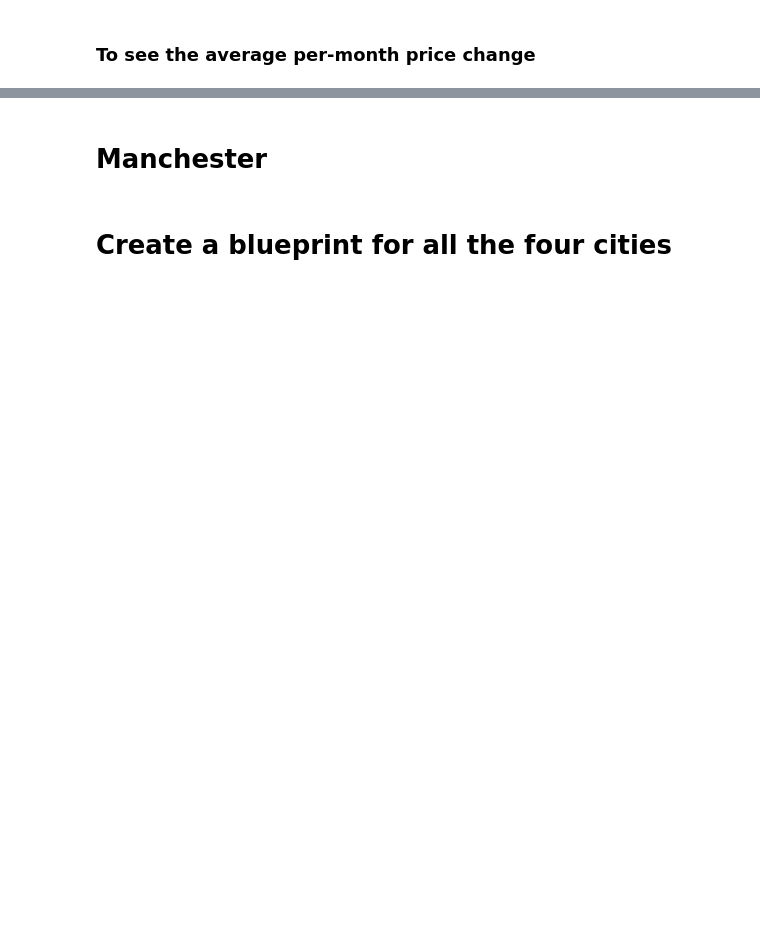
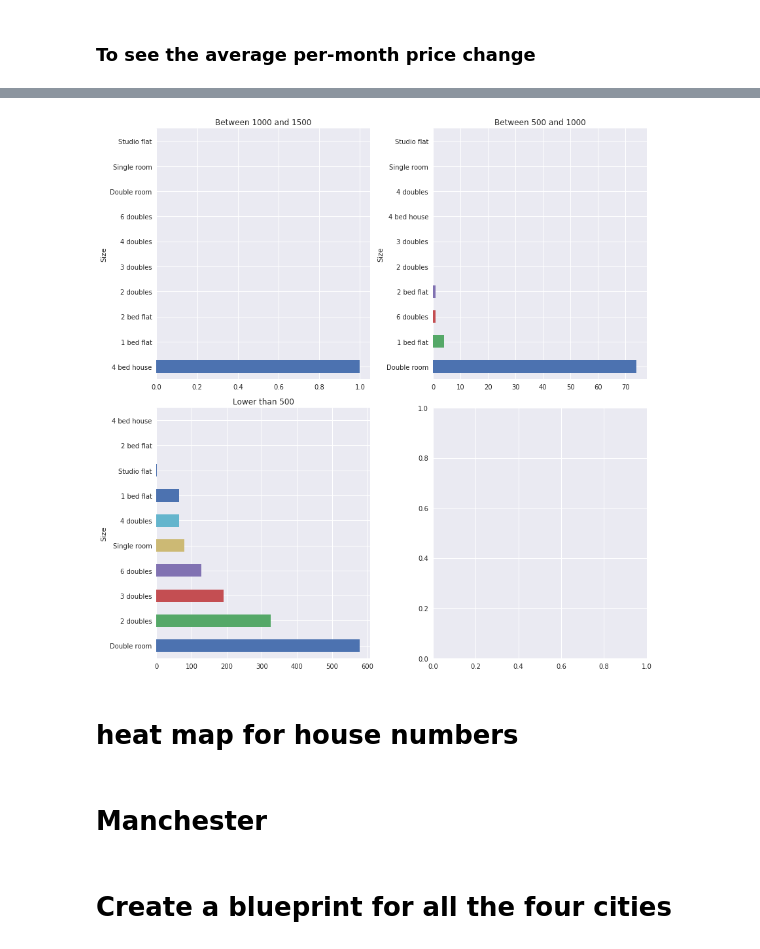
Before and after one commit to lijingxi96/Project, a Jupyter notebook: Group_project.ipynb, the cells around one changed output, grey strips where cells are left out. Drawn from its saved outputs; the diff is of its cells as text; code cells hidden in the pictures; blank space fills up the shorter version.

```diff
--- a/Group_project.ipynb
+++ b/Group_project.ipynb
@@ -1074,0 +1141,4 @@ df_info_leeds['Average_price_per_month'].plot(kind='line', title='Average price
+# %%
+# Group by both size and average price
+size_avg_groups_leeds = df_info_leeds.groupby(['Size','Avg_price_group']).size().unstack()
+size_avg_groups_leeds
@@ -1074,0 +1158,17 @@ df_info_leeds['Average_price_per_month'].plot(kind='line', title='Average price
+# %%
+COL_NUM = 2
+ROW_NUM = 2
+import matplotlib.pyplot as plt
+fig, axes = plt.subplots(ROW_NUM, COL_NUM, figsize=(12,12))
+
+for i, (avg, size) in enumerate(size_avg_groups_leeds.items()):
+    ax = axes[int(i/COL_NUM), i%COL_NUM]
+    size = size.sort_values(ascending=False) # sort the data in descending order
+    size.plot(kind='barh', ax=ax)
+    ax.set_title(avg)
+
+plt.tight_layout()
+# %% [output]
+[figure, added]
+# %% [markdown]
+<h1>heat map for house numbers
```
Also changed, not shown: parts of 25 cells of this notebook.
